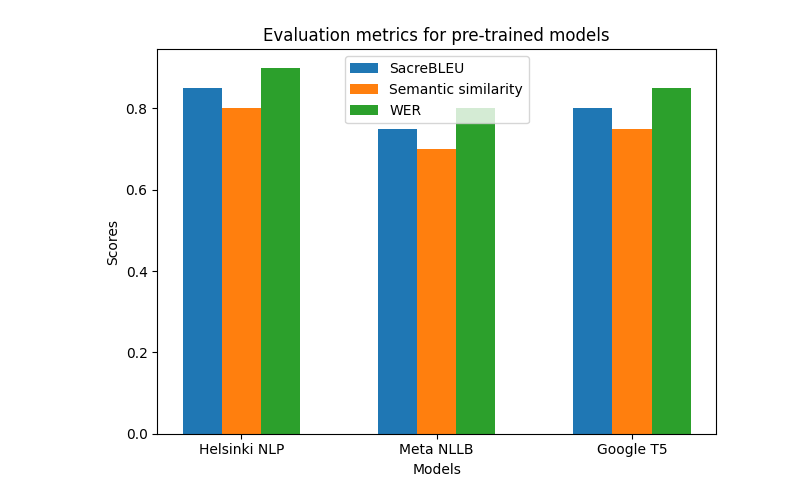
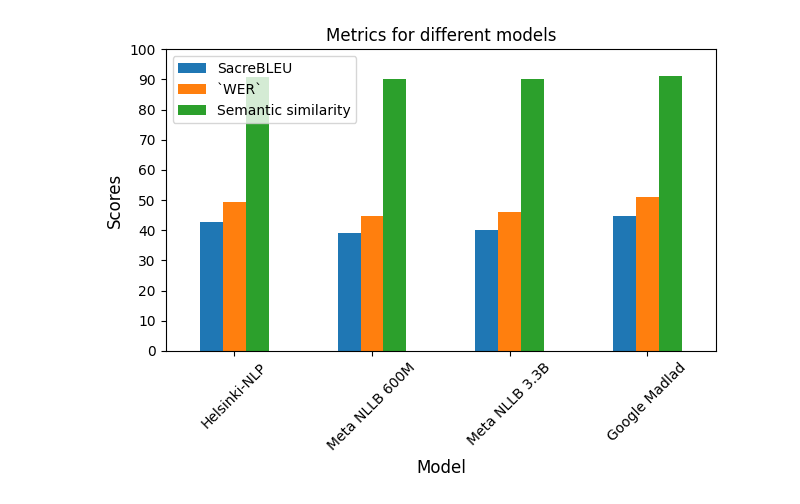
Before and after one commit to zaki-amin/machine-translation-en2es-for-biomedical-text, a Jupyter notebook: data_analysis/graphing/preliminary_experiments.ipynb, the cells around one changed output. Drawn from its saved outputs; the diff is of its cells as text; code cells hidden in the pictures.

Commit message:
Add NLLB-3B results for the preliminary experiments

```diff
--- a/data_analysis/graphing/preliminary_experiments.ipynb
+++ b/data_analysis/graphing/preliminary_experiments.ipynb
@@ -1,33 +1,24 @@
 # %%
-import matplotlib.pyplot as plt
-import numpy as np
+import pandas as pd
+from matplotlib import pyplot as plt
 
 
-def plot_triple_graph(models: list[str], metrics: list[str], scores: dict[str, list[float]]):
-    bar_width = 0.2
-    index = np.arange(len(models))
-
-    plt.bar(index - bar_width, scores[models[0]], width=bar_width, label=metrics[0])
-    plt.bar(index, scores[models[1]], width=bar_width, label=metrics[1])
-    plt.bar(index + bar_width, scores[models[2]], width=bar_width, label=metrics[2])
-
-    plt.xlabel('Models')
-    plt.ylabel('Scores')
-    plt.title('Evaluation metrics for pre-trained models')
-    plt.xticks(index, models)
-    plt.legend()
-
+def plot_grouped_bar_chart(df: pd.DataFrame):
+    ax = df.plot(x='Model', kind='bar', stacked=False, title='Metrics for different models')
+    ax.set_xlabel('Model', fontsize=12)
+    ax.set_ylabel('Scores', fontsize=12)
+    ax.set_ylim(0, 100)
+    ax.set_yticks(range(0, 101, 10))
+    ax.tick_params(axis='x', rotation=45)
     plt.tight_layout()
     plt.show()
 # %%
-metrics = ['SacreBLEU', '`WER``', 'Semantic similarity']
-models = ['Helsinki NLP', 'Meta NLLB', 'Google Madlad']
-scores = {
-    'Helsinki NLP': [42.8, 49.5, 90.9],
-    'Meta NLLB': [39.0, 44.9, 90.1],
-    'Google Madlad': [0.90, 0.80, 0.85]
-}
+data = pd.DataFrame([['Helsinki-NLP', 42.8, 49.5, 90.9],
+                     ['Meta NLLB 600M', 39.0, 44.9, 90.1],
+                     ['Meta NLLB 3.3B', 40.2, 46.2, 90.3],
+                     ['Google Madlad', 44.8, 51.2, 91.2]],
+                    columns=['Model', 'SacreBLEU', '`WER`', 'Semantic similarity'])
 
-plot_triple_graph(models, metrics, scores)
+plot_grouped_bar_chart(data)
 # %% [output]
-[figure, old version]
+[figure, new version]
```
Also changed, not shown: 10 other files.
